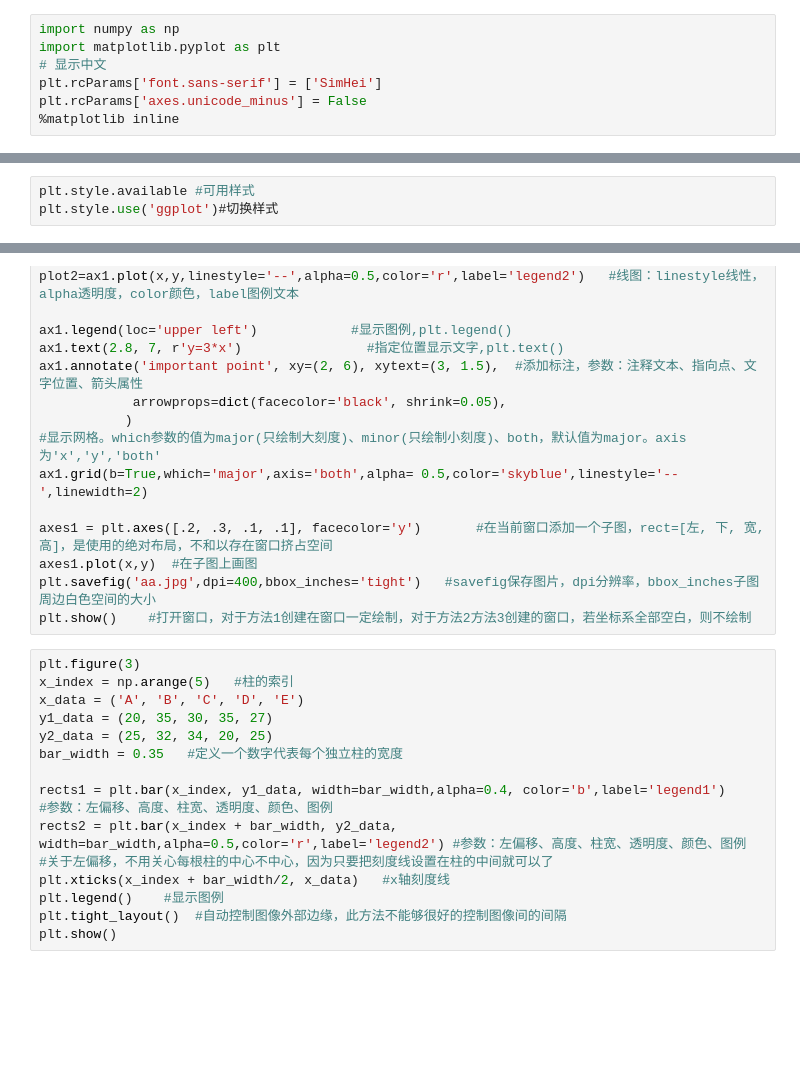
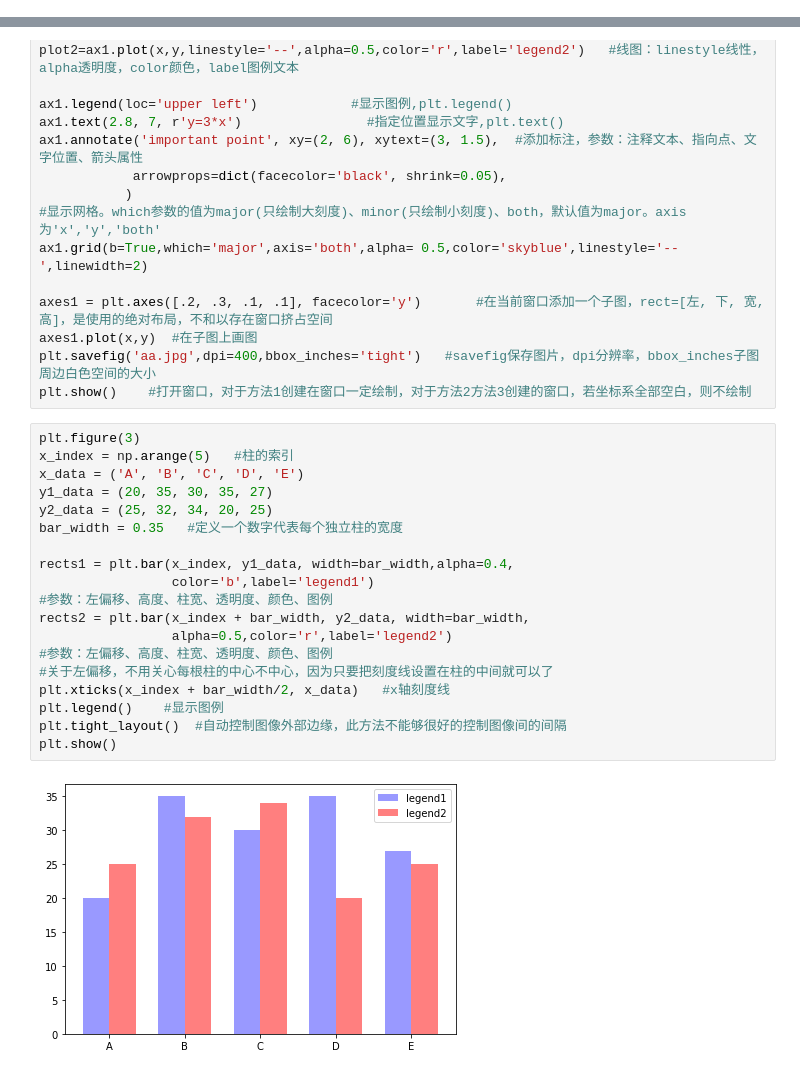
Before and after one commit to johngolt/golt, a Jupyter notebook: PycharmProjects/Work/可视化/学习1.ipynb, the cells around one changed output, grey strips where cells are left out. Saved outputs shown, nothing was run; the diff lists cells and outputs as text; blank space fills up the shorter version.

```diff
--- a/PycharmProjects/Work/可视化/学习1.ipynb
+++ b/PycharmProjects/Work/可视化/学习1.ipynb
@@ -7,10 +7,3 @@ db = pymysql.connect(host="localhost",user="root",password="123456",db="ajkhzesf
 sql_select = 'select title, houseType, area, floor, buildYear, adrres, tags, broker, totalPrice, price from hzesfmultire'
 df = pd.read_sql(sql_select, db)
 df = df.drop_duplicates()
-# %%
-import numpy as np
-import matplotlib.pyplot as plt
-# 显示中文
-plt.rcParams['font.sans-serif'] = ['SimHei']
-plt.rcParams['axes.unicode_minus'] = False
-%matplotlib inline
@@ -58,9 +29,6 @@ ax.fill_between(x, y1, y2, where=y1>y2, interpolate=True)
 # %% [output]
 <matplotlib.collections.PolyCollection at 0x...>
 [figure]
-# %%
-plt.style.available #可用样式
-plt.style.use('ggplot')#切换样式
 # %%
 #画一个填充好的形状
 import matplotlib.patches as mptaches
@@ -129,15 +97,21 @@ plt.show()    #打开窗口，对于方法1创建在窗口一定绘制，对于
 # %%
 plt.figure(3)
 x_index = np.arange(5)   #柱的索引
 x_data = ('A', 'B', 'C', 'D', 'E')
 y1_data = (20, 35, 30, 35, 27)
 y2_data = (25, 32, 34, 20, 25)
 bar_width = 0.35   #定义一个数字代表每个独立柱的宽度
 
-rects1 = plt.bar(x_index, y1_data, width=bar_width,alpha=0.4, color='b',label='legend1')            #参数：左偏移、高度、柱宽、透明度、颜色、图例
-rects2 = plt.bar(x_index + bar_width, y2_data, width=bar_width,alpha=0.5,color='r',label='legend2') #参数：左偏移、高度、柱宽、透明度、颜色、图例
+rects1 = plt.bar(x_index, y1_data, width=bar_width,alpha=0.4,
+                 color='b',label='legend1')
+#参数：左偏移、高度、柱宽、透明度、颜色、图例
+rects2 = plt.bar(x_index + bar_width, y2_data, width=bar_width,
+                 alpha=0.5,color='r',label='legend2')
+#参数：左偏移、高度、柱宽、透明度、颜色、图例
 #关于左偏移，不用关心每根柱的中心不中心，因为只要把刻度线设置在柱的中间就可以了
 plt.xticks(x_index + bar_width/2, x_data)   #x轴刻度线
 plt.legend()    #显示图例
 plt.tight_layout()  #自动控制图像外部边缘，此方法不能够很好的控制图像间的间隔
 plt.show()
+# %% [output]
+[figure, added]
```
Also changed, not shown: parts of 6 cells of this notebook, 27 other files.
